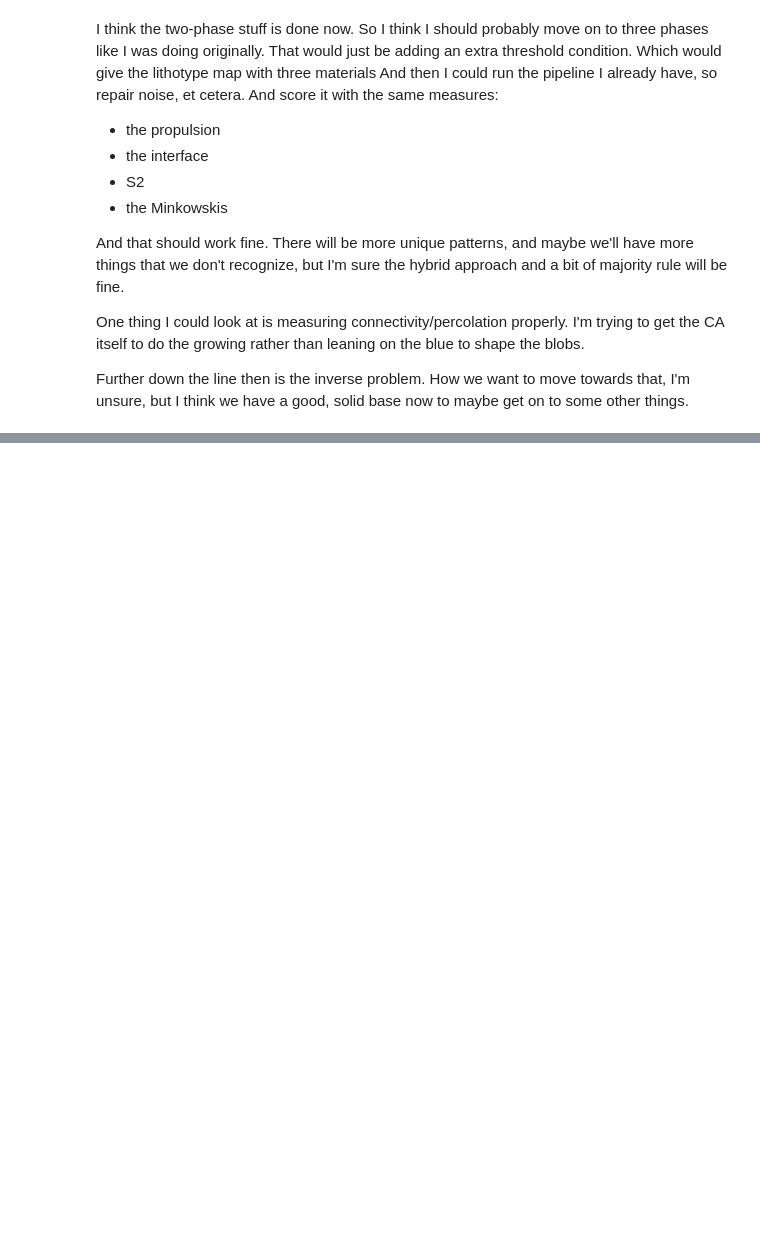
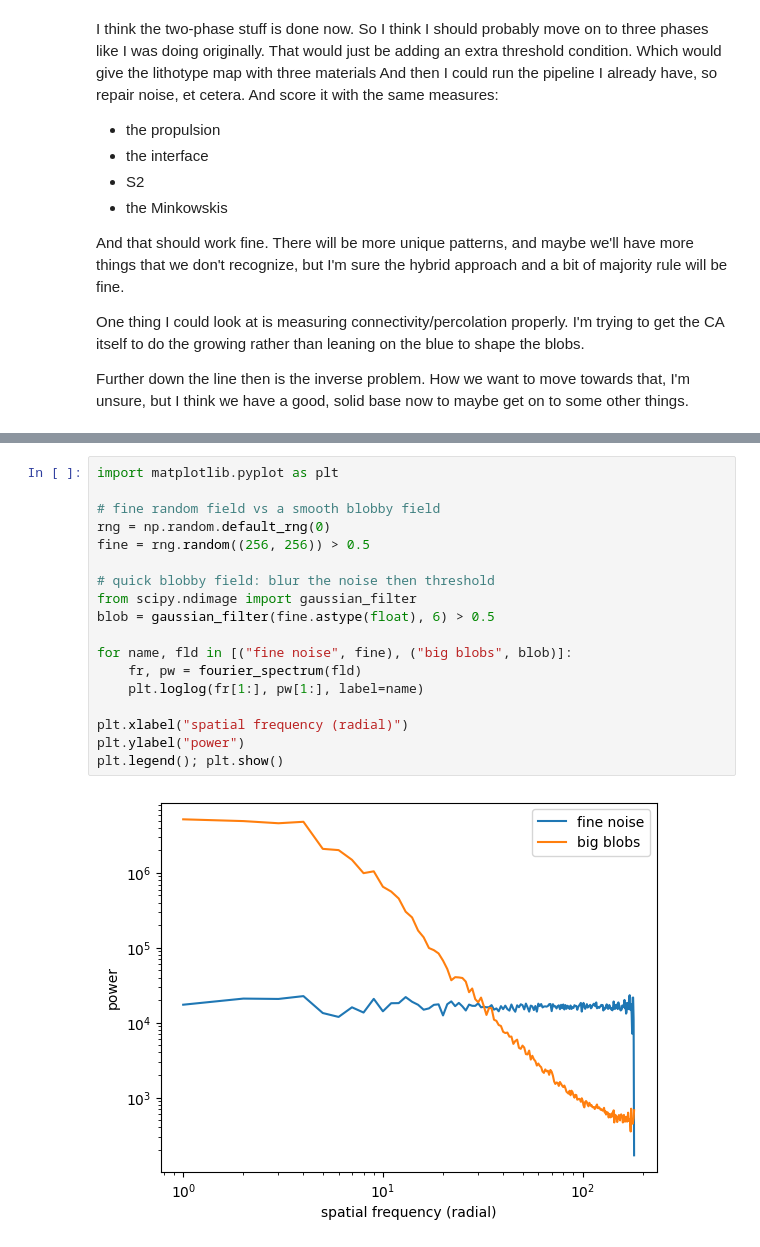
Before and after one commit to ioanb16/Growing-virtual-materials-cellular-automata-meets-geostatistics, a Jupyter notebook: notebooks/testing_split_grids.ipynb, the cells around one changed output, grey strips where cells are left out. Drawn from its saved outputs; the diff is of its cells as text; blank space fills up the shorter version.

```diff
--- a/notebooks/testing_split_grids.ipynb
+++ b/notebooks/testing_split_grids.ipynb
@@ -1137,0 +1173,20 @@ Further down the line then is the inverse problem. How we want to move towards t
+# %%
+import matplotlib.pyplot as plt
+
+# fine random field vs a smooth blobby field
+rng = np.random.default_rng(0)
+fine = rng.random((256, 256)) > 0.5
+
+# quick blobby field: blur the noise then threshold
+from scipy.ndimage import gaussian_filter
+blob = gaussian_filter(fine.astype(float), 6) > 0.5
+
+for name, fld in [("fine noise", fine), ("big blobs", blob)]:
+    fr, pw = fourier_spectrum(fld)
+    plt.loglog(fr[1:], pw[1:], label=name)
+
+plt.xlabel("spatial frequency (radial)")
+plt.ylabel("power")
+plt.legend(); plt.show()
+# %% [output]
+[figure, added]
```
Also changed, not shown: parts of 26 cells of this notebook, 2 other files.
